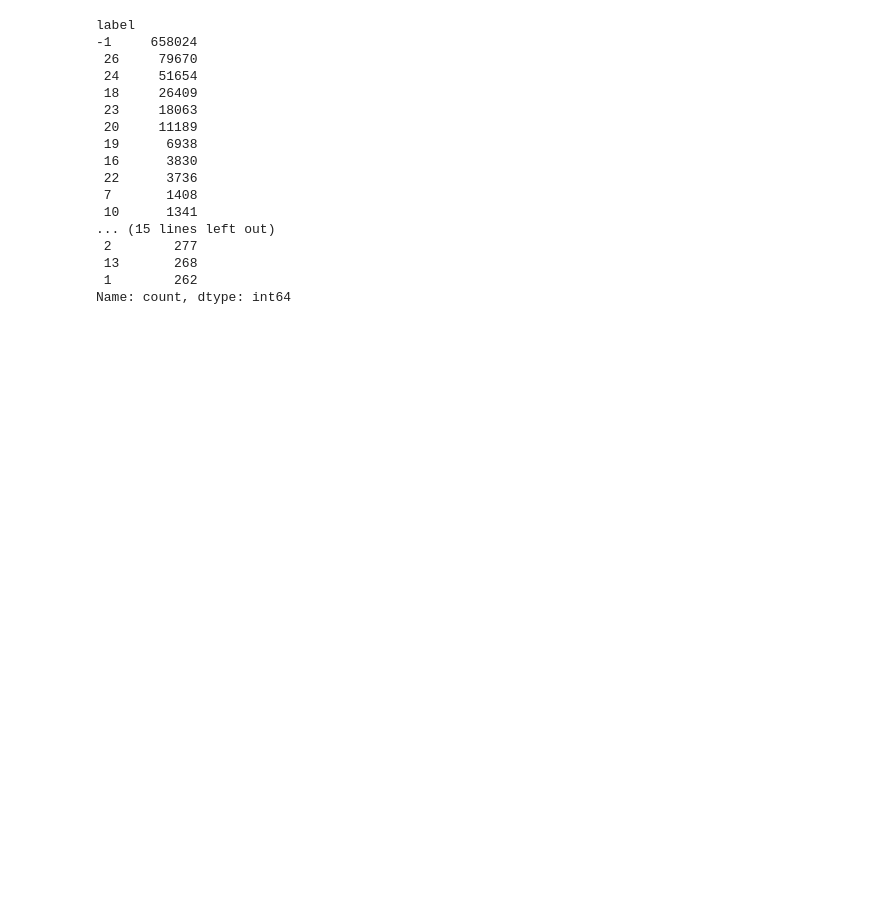
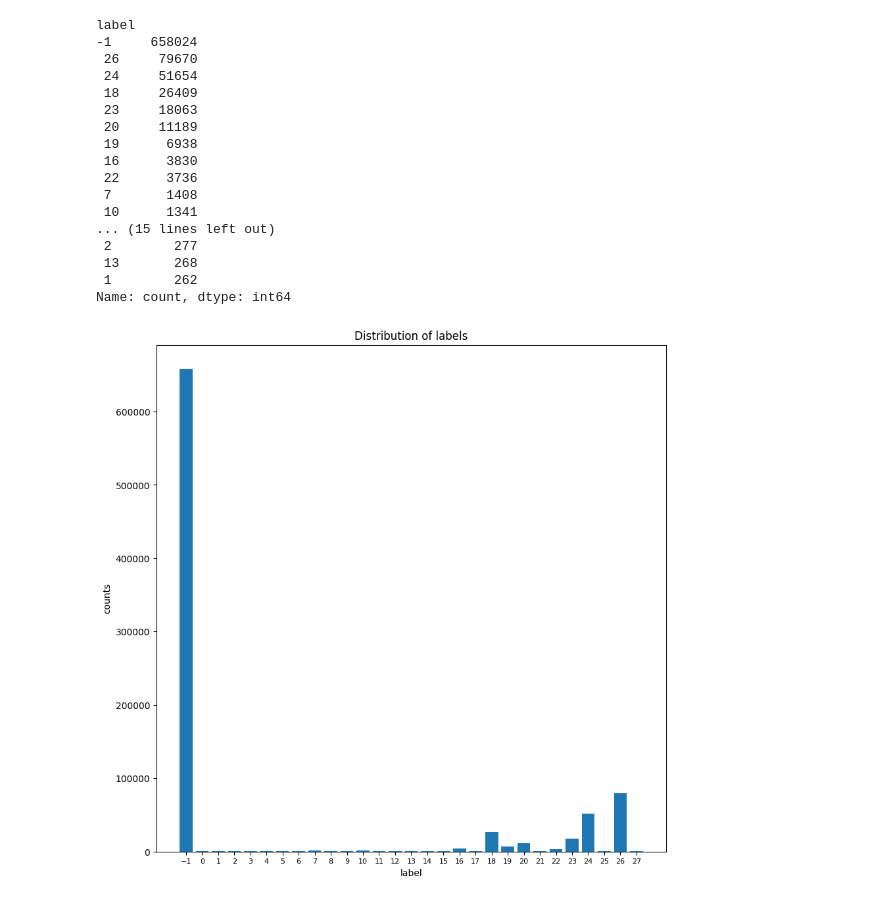
Before and after one commit to Karolcha100/Systems-Biology_project-2, a Jupyter notebook: TaskB/notebooks/04_clustering_data.ipynb, the cells around one changed output. Drawn from its saved outputs; the diff is of its cells as text; code cells hidden in the pictures; blank space fills up the shorter version.

Commit message:
add label dist

```diff
--- a/TaskB/notebooks/04_clustering_data.ipynb
+++ b/TaskB/notebooks/04_clustering_data.ipynb
@@ -309,3 +308,16 @@ label
  13       268
  1        262
 Name: count, dtype: int64
+# %%
+plt.figure(figsize=(10, 10))
+
+plt.bar(df["label"].value_counts().to_dict().keys(), df["label"].value_counts().to_dict().values())
+
+plt.title(f"Distribution of labels")
+plt.xlabel(f"label")
+plt.ylabel(f"counts")
+plt.xticks(list(df["label"].value_counts().to_dict().keys()), fontsize=8)
+
+plt.savefig(f"../outputs/labels_counts_hist.png")
+# %% [output]
+[figure, added]
```
Also changed, not shown: parts of 1 cell of this notebook, 1 other file.
